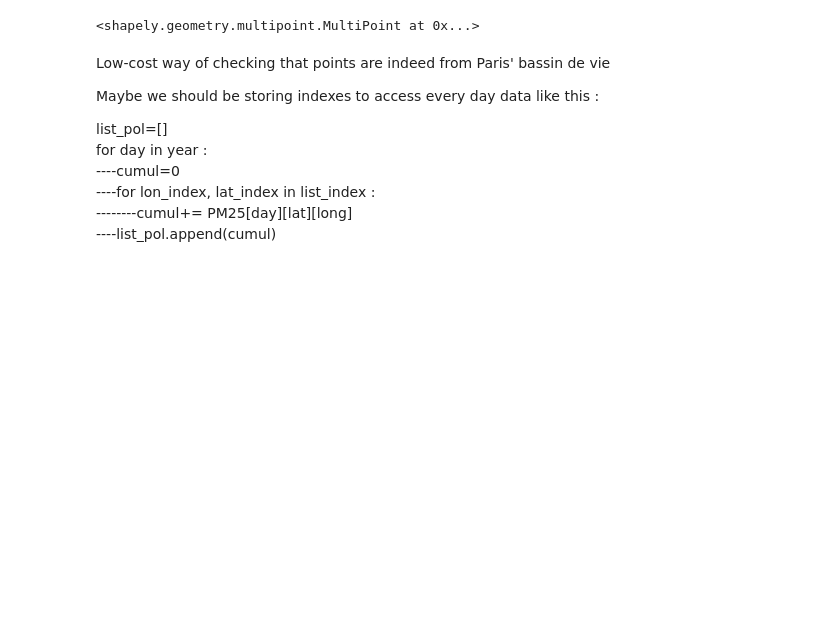
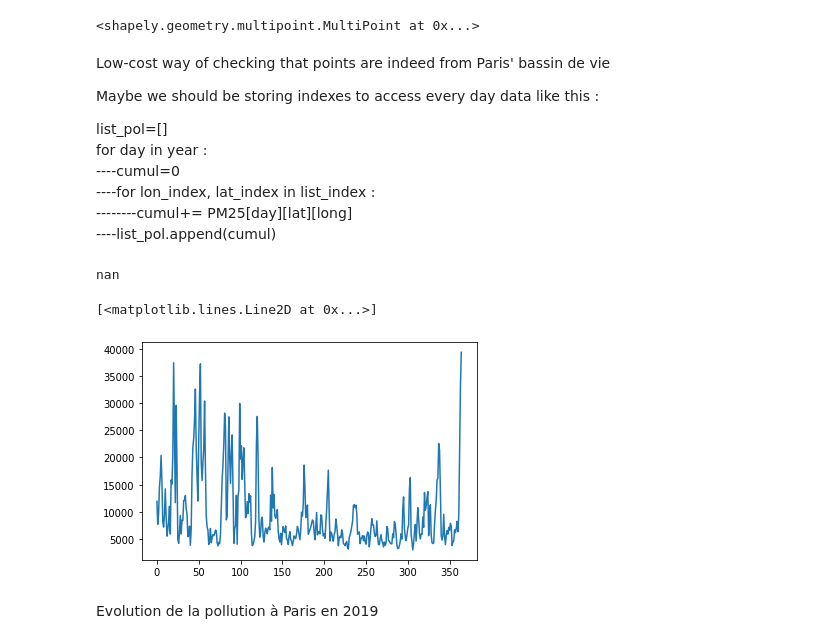
Before and after one commit to Lucas-Simonet/Bassin-de-vie, a Jupyter notebook: Commune2Bassin_de_Vie.ipynb, the cells around one changed output. Saved outputs shown, nothing was run; the diff lists cells and outputs as text; code cells hidden in the pictures; blank space fills up the shorter version.

```diff
--- a/Commune2Bassin_de_Vie.ipynb
+++ b/Commune2Bassin_de_Vie.ipynb
@@ -200,3 +201,27 @@ for day in year :
 ----for lon_index, lat_index in list_index :
 --------cumul+= PM25[day][lat][long]
 ----list_pol.append(cumul)
+# %%
+list_index=[]
+for lat in trange(761) :
+    for long in range(541) :
+        if (Point(ds.variables['lon'][long], ds.variables['lat'][lat]).within(bassin_de_vie.loc[bassin_de_vie['LIBBV2012'] == 'Paris']['geometry'][0])) :
+            list_index.append((lat,long))
+# %%
+print(ds.isel(lon=[0], lat=[0], Times=364)['PM25'].values[0][0])
+# %% [output]
+nan
+# %%
+list_poll = []
+for day in trange(365) :
+    cumul=0
+    for lat,lon in list_index :
+        cumul+=ds.isel(lat=[lat],lon=[lon], Times=day)['PM25'].values[0][0]
+    list_poll.append(cumul)
+# %%
+plt.plot(list_poll)
+# %% [output]
+[<matplotlib.lines.Line2D at 0x...>]
+[figure, added]
+# %% [markdown]
+Evolution de la pollution à Paris en 2019
```
Also changed, not shown: parts of 2 cells of this notebook.
